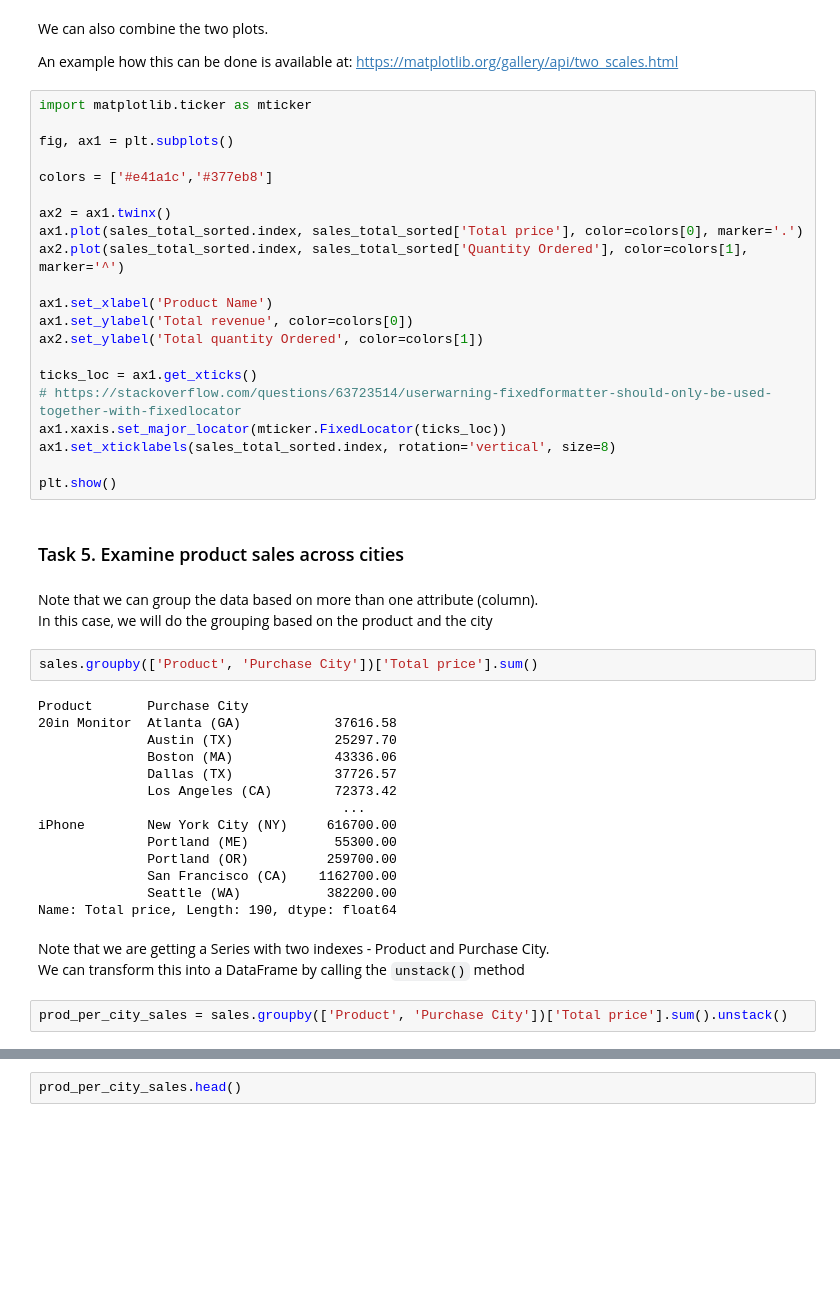
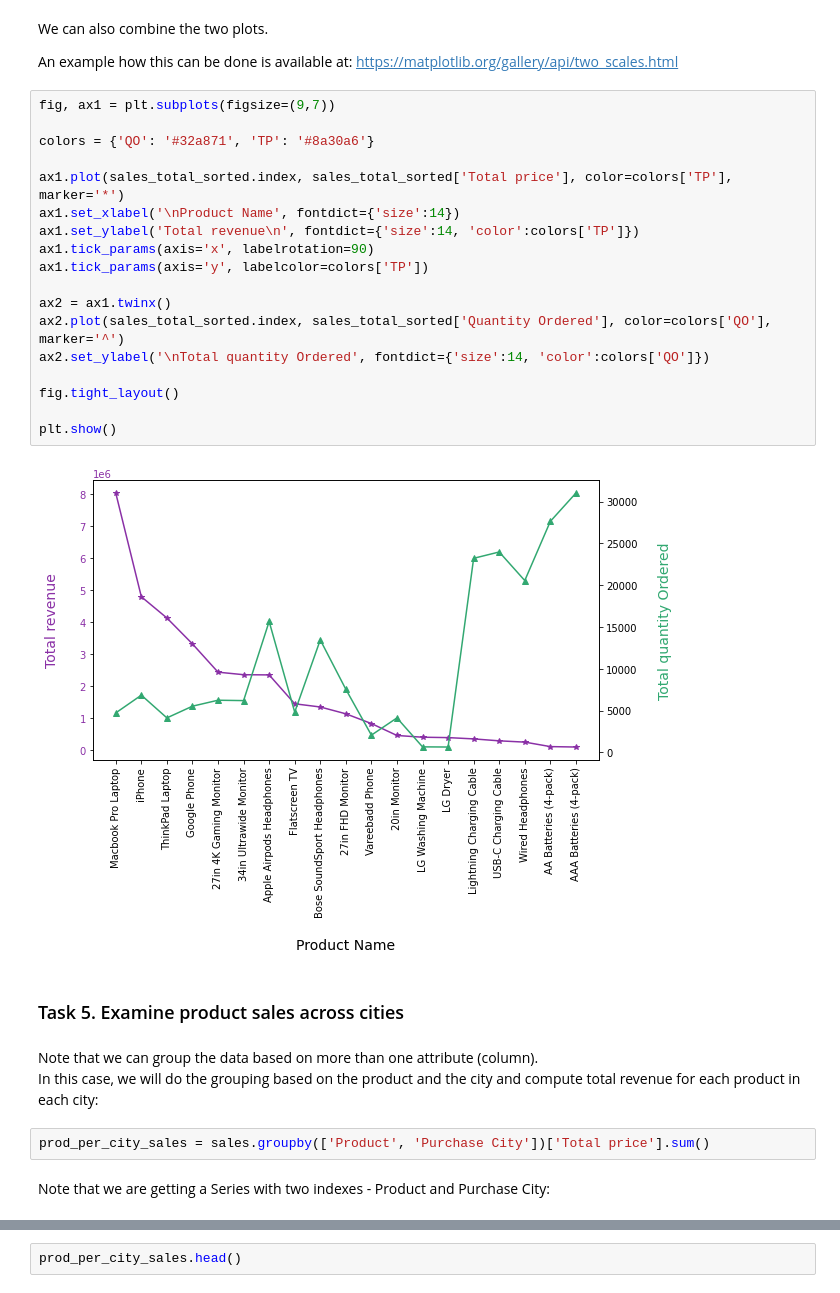
Before and after one commit to programiranje3/pandas2020, a Jupyter notebook: Sales_Analysis_Pandas_P3_tutorial.ipynb, the cells around one changed output, grey strips where cells are left out. Saved outputs shown, nothing was run; the diff lists cells and outputs as text; blank space fills up the shorter version.

```diff
--- a/Sales_Analysis_Pandas_P3_tutorial.ipynb
+++ b/Sales_Analysis_Pandas_P3_tutorial.ipynb
@@ -809,48 +828,31 @@ plt.show()
 We can also combine the two plots.
 
 An example how this can be done is available at: https://matplotlib.org/gallery/api/two_scales.html
-# %%
-import matplotlib.ticker as mticker
-
-fig, ax1 = plt.subplots()
-
-colors = ['#e41a1c','#377eb8']
-
-ax2 = ax1.twinx()
-ax1.plot(sales_total_sorted.index, sales_total_sorted['Total price'], color=colors[0], marker='.')
-ax2.plot(sales_total_sorted.index, sales_total_sorted['Quantity Ordered'], color=colors[1], marker='^')
-
-ax1.set_xlabel('Product Name')
-ax1.set_ylabel('Total revenue', color=colors[0])
-ax2.set_ylabel('Total quantity Ordered', color=colors[1])
-
-ticks_loc = ax1.get_xticks()
-# https://stackoverflow.com/questions/63723514/userwarning-fixedformatter-should-only-be-used-together-with-fixedlocator
-ax1.xaxis.set_major_locator(mticker.FixedLocator(ticks_loc))
-ax1.set_xticklabels(sales_total_sorted.index, rotation='vertical', size=8)
-
-plt.show()
+# %%
+fig, ax1 = plt.subplots(figsize=(9,7))
+
+colors = {'QO': '#32a871', 'TP': '#8a30a6'}
+
+ax1.plot(sales_total_sorted.index, sales_total_sorted['Total price'], color=colors['TP'], marker='*')
+ax1.set_xlabel('\nProduct Name', fontdict={'size':14})
+ax1.set_ylabel('Total revenue\n', fontdict={'size':14, 'color':colors['TP']})
+ax1.tick_params(axis='x', labelrotation=90)
+ax1.tick_params(axis='y', labelcolor=colors['TP'])
+
+ax2 = ax1.twinx()
+ax2.plot(sales_total_sorted.index, sales_total_sorted['Quantity Ordered'], color=colors['QO'], marker='^')
+ax2.set_ylabel('\nTotal quantity Ordered', fontdict={'size':14, 'color':colors['QO']})
+
+fig.tight_layout()
+
+plt.show()
+# %% [output]
+[figure, added]
 # %% [markdown]
 ### Task 5. Examine product sales across cities
 # %% [markdown]
-Note that we can group the data based on more than one attribute (column). <br> In this case, we will do the grouping based on the product and the city
+Note that we can group the data based on more than one attribute (column). <br> In this case, we will do the grouping based on the product and the city and compute total revenue for each product in each city:
 # %%
-sales.groupby(['Product', 'Purchase City'])['Total price'].sum()
+prod_per_city_sales = sales.groupby(['Product', 'Purchase City'])['Total price'].sum()
-# %% [output]
-Product       Purchase City
-20in Monitor  Atlanta (GA)            37616.58
-              Austin (TX)             25297.70
-              Boston (MA)             43336.06
-              Dallas (TX)             37726.57
-              Los Angeles (CA)        72373.42
-                                       ...
-iPhone        New York City (NY)     616700.00
-              Portland (ME)           55300.00
-              Portland (OR)          259700.00
-              San Francisco (CA)    1162700.00
-              Seattle (WA)           382200.00
-Name: Total price, Length: 190, dtype: float64
 # %% [markdown]
-Note that we are getting a Series with two indexes - Product and Purchase City. <br>We can transform this into a DataFrame by calling the `unstack()` method
+Note that we are getting a Series with two indexes - Product and Purchase City:
-# %%
-prod_per_city_sales = sales.groupby(['Product', 'Purchase City'])['Total price'].sum().unstack()
```
Also changed, not shown: parts of 12 cells of this notebook, 1 other file.
